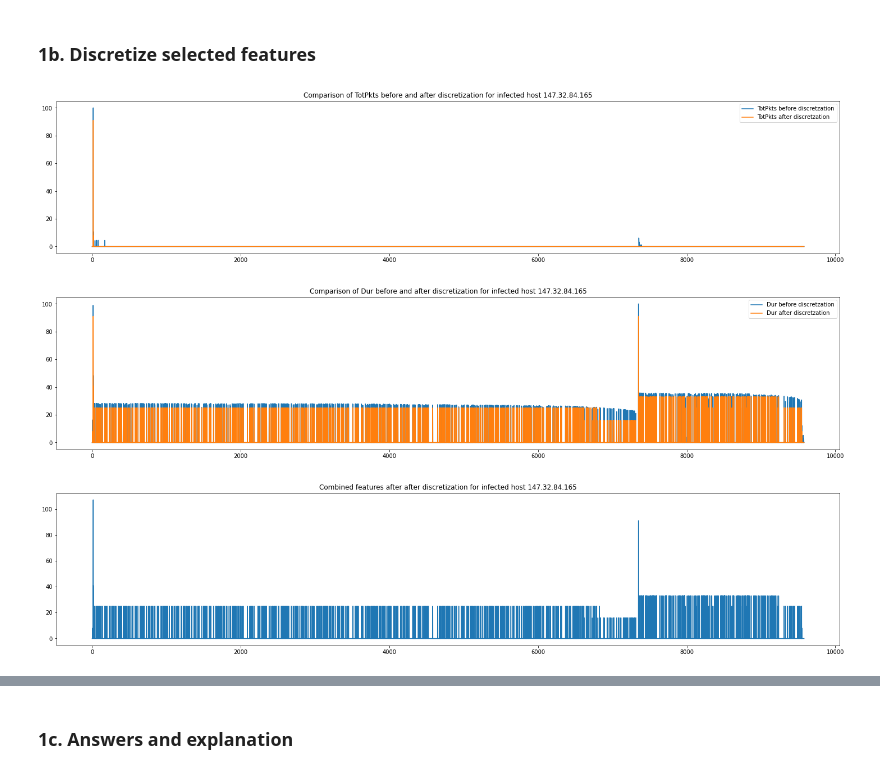
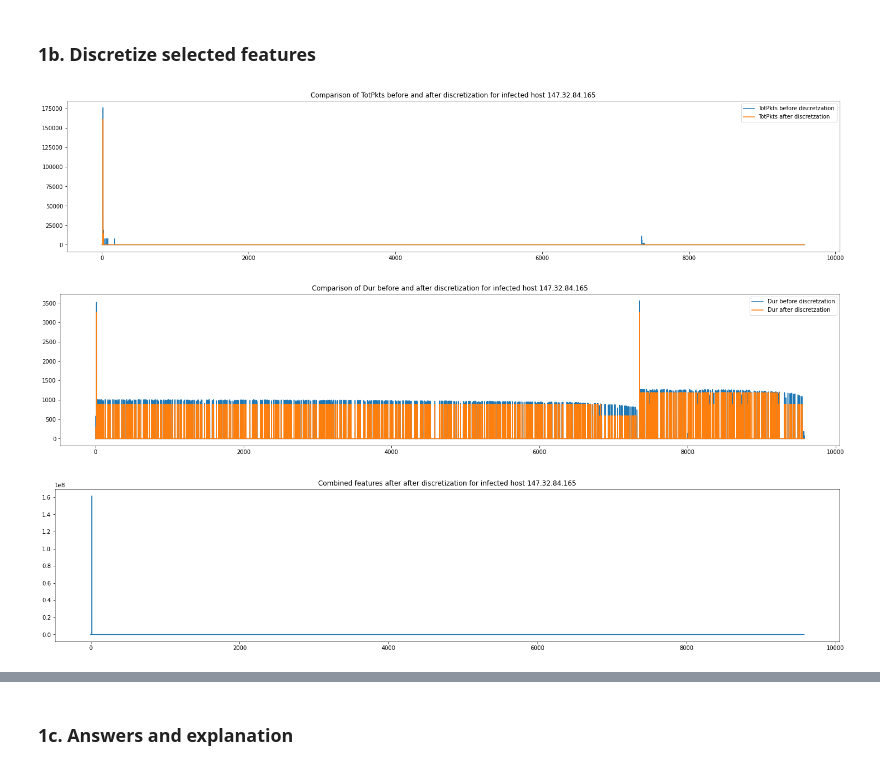
Before and after one commit to kponichtera/cs4035-cda, a Jupyter notebook: lab3/lab3.ipynb, the cells around one changed output, grey strips where cells are left out. Saved outputs shown, nothing was run; the diff lists cells and outputs as text; code cells hidden in the pictures.

```diff
--- a/lab3/lab3.ipynb
+++ b/lab3/lab3.ipynb
@@ -161,35 +161,39 @@ def discretize(discretizer, feature_array):
 # %%
 # Ignoring the FutureWarning which is internally thrown by NearestNeighbors
 #warnings.simplefilter(action='ignore', category=UserWarning)
 # choose a host
 
 host = '147.32.84.165'
 df_host = df[df['SrcAddr'] == host]
 features_combined = np.zeros(len(df_host[[features[0]]]))
 
 for i in range(len(features)):
     discretizer = KBinsDiscretizer(n_bins=12, strategy='uniform', encode='ordinal')
     df_feature = df_host[[features[i]]].to_numpy()
-    df_feature = MinMaxScaler(feature_range=(0,100)).fit_transform(df_feature)
     discretizer.fit(df_feature)
     feature_discretized = discretize(discretizer, df_feature)
-    features_combined += feature_discretized
+    if i == 0:
+        features_combined = list(map(str, feature_discretized))
+    else:
+        temp = list(map(str, feature_discretized))
+        for j in range(len(features_combined)):
+            features_combined[j] += temp[j]
     _, ax = plt.subplots(1, 1, figsize=(25, 5))
-    #ax.set_ylim([None, 10000])
     ax.plot(df_feature)
     ax.plot(feature_discretized)
     ax.legend(labels=[f'{features[i]} before discretzation', f'{features[i]} after discretzation'], loc='upper right')
     ax.set_title(f'Comparison of {features[i]} before and after discretization for infected host 147.32.84.165')
     plt.show()
 
+features_combined = np.asarray(list(map(int, features_combined)))
 _, ax = plt.subplots(1, 1, figsize=(25, 5))
 #ax.set_ylim([None, 20])
 ax.plot(features_combined)
 ax.set_title(f'Combined features after after discretization for infected host 147.32.84.165')
 plt.show()
 # %% [output]
-[figure, old version]
+[figure, new version]
-[figure, old version]
+[figure, new version]
-[figure, old version]
+[figure, new version]
 # %%
 # applying to all hosts
```
Also changed, not shown: parts of 1 cell of this notebook.
